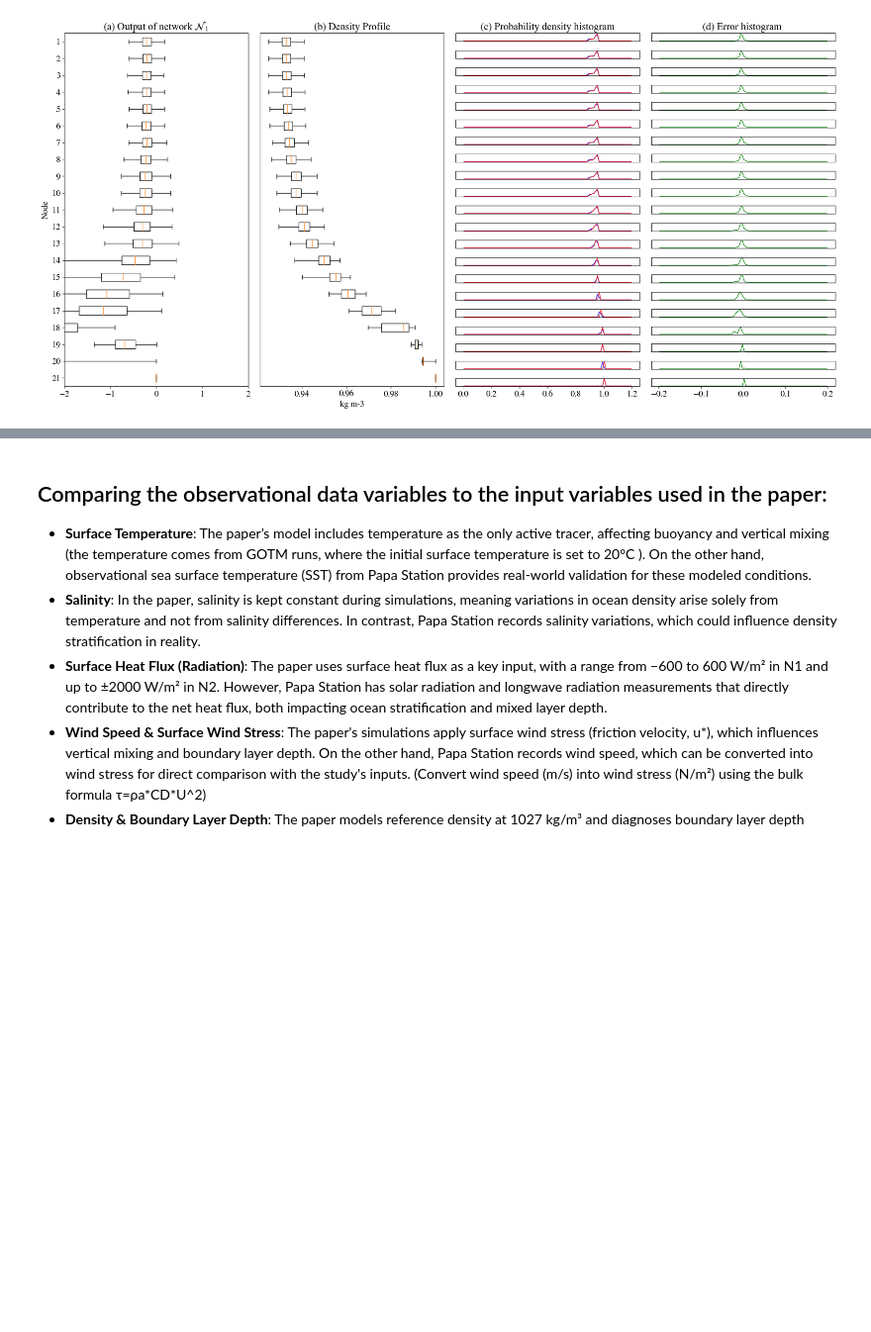
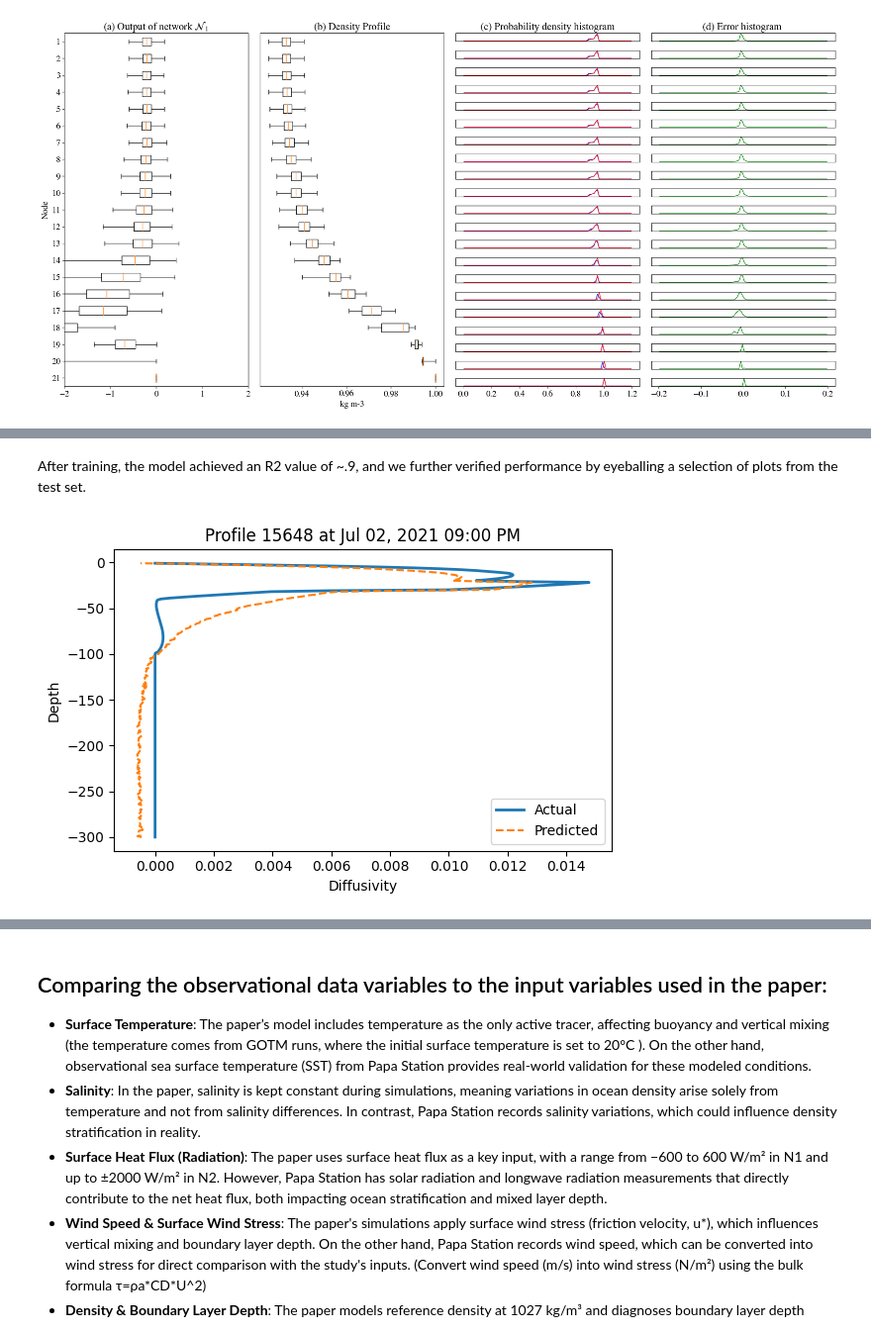
Before and after one commit to skortchmark9/Climate_ML, a Jupyter notebook: Project_2/main.ipynb, the cells around one changed output, grey strips where cells are left out. Shown at 99% size. Cells and saved outputs as stored; diff of their text form; code cells hidden in the pictures; blank space fills up the shorter version.

```diff
--- a/Project_2/main.ipynb
+++ b/Project_2/main.ipynb
@@ -365,0 +389,3 @@ performance_sigma_point(model, x, valid_x, y, valid_y, k_mean, k_std, maxes)
+# %%
+ds = load_data()
+ds['time']
@@ -365,0 +410,3 @@ performance_sigma_point(model, x, valid_x, y, valid_y, k_mean, k_std, maxes)
+# %%
+depth = ds['depth'].values
+model, test_loader = train(ds, epochs=6)
@@ -365,0 +433,6 @@ performance_sigma_point(model, x, valid_x, y, valid_y, k_mean, k_std, maxes)
+# %% [markdown]
+After training, the model achieved an R2 value of ~.9, and we further verified performance by eyeballing a selection of plots from the test set.
+# %%
+plot_predictions(model, test_loader, depth, index=15648)
+# %% [output]
+[figure, added]
```
Also changed, not shown: parts of 13 cells of this notebook.
